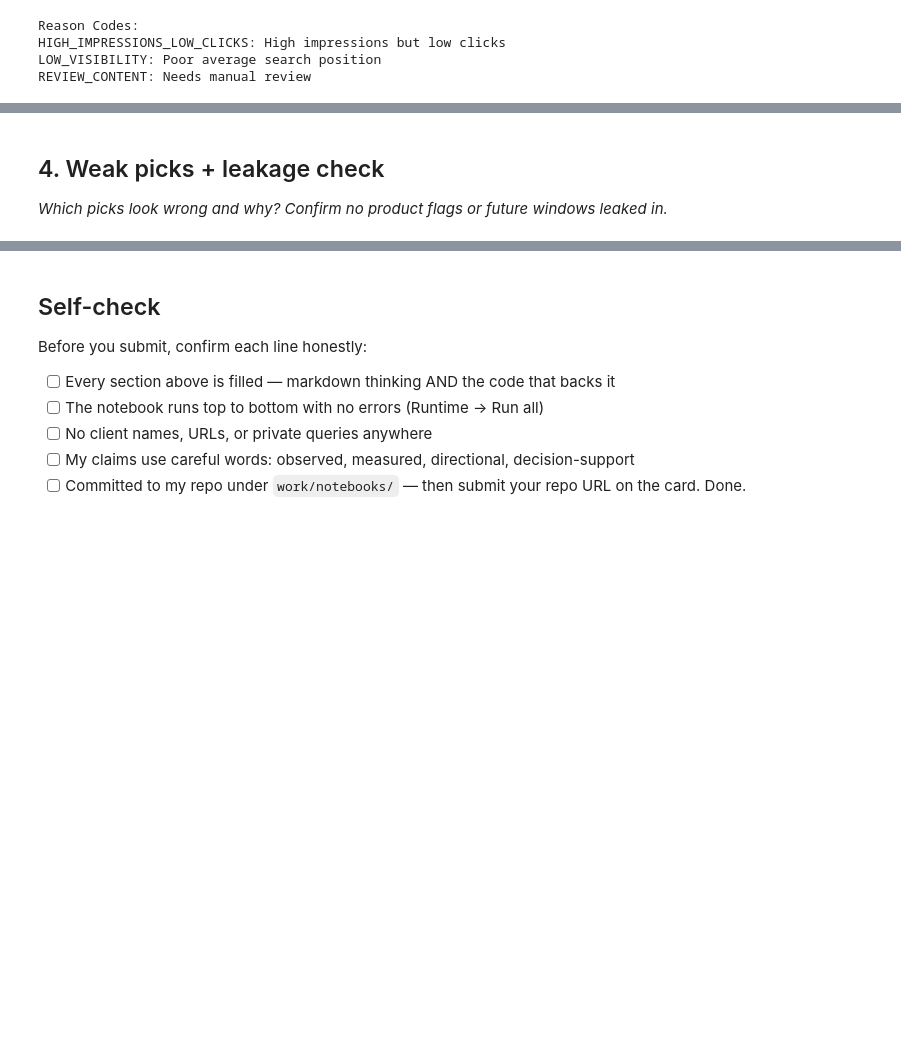
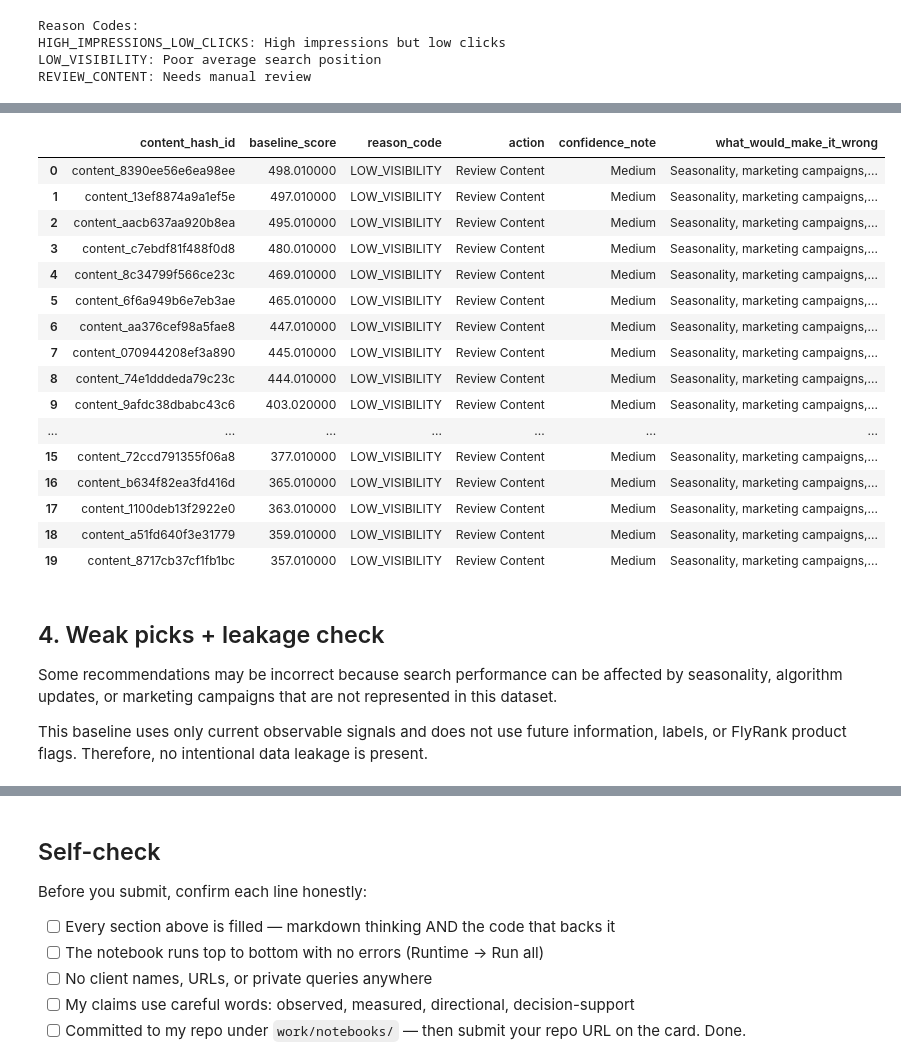
Before and after one commit to rishh19/FlyRank-AI-Internship, a Jupyter notebook: work/notebooks/w04_baseline_score.ipynb, the cells around one changed output, grey strips where cells are left out. Cells and saved outputs as stored; diff of their text form; code cells hidden in the pictures; blank space fills up the shorter version.

Commit message:
ML-07: Complete Baseline Action Score and Top-20 Review

```diff
--- a/work/notebooks/w04_baseline_score.ipynb
+++ b/work/notebooks/w04_baseline_score.ipynb
@@ -108,10 +182,52 @@ REVIEW_CONTENT: Needs manual review
 # %%
 # This cell is for CODE (numbers, a query, a check).
 # Write your text answer in the cell ABOVE this one — typing sentences here breaks Run All.
+top20 = con.sql("""
+SELECT *
+FROM read_csv_auto('work/outputs/baseline_action_score.csv')
+LIMIT 20
+""").df()
+
+top20["confidence_note"] = "Medium"
+
+top20["what_would_make_it_wrong"] = (
+    "Seasonality, marketing campaigns, or temporary ranking changes."
+)
+
+top20[
+    [
+        "content_hash_id",
+        "baseline_score",
+        "reason_code",
+        "action",
+        "confidence_note",
+        "what_would_make_it_wrong",
+    ]
+]
+# %% [output]
+|  | content_hash_id | baseline_score | reason_code | action | confidence_note | what_would_make_it_wrong |
+| 0 | content_8390ee56e6ea98ee | 498.010000 | LOW_VISIBILITY | Review Content | Medium | Seasonality, marketing campaigns,... |
+| 1 | content_13ef8874a9a1ef5e | 497.010000 | LOW_VISIBILITY | Review Content | Medium | Seasonality, marketing campaigns,... |
+| 2 | content_aacb637aa920b8ea | 495.010000 | LOW_VISIBILITY | Review Content | Medium | Seasonality, marketing campaigns,... |
+| 3 | content_c7ebdf81f488f0d8 | 480.010000 | LOW_VISIBILITY | Review Content | Medium | Seasonality, marketing campaigns,... |
+| 4 | content_8c34799f566ce23c | 469.010000 | LOW_VISIBILITY | Review Content | Medium | Seasonality, marketing campaigns,... |
+| 5 | content_6f6a949b6e7eb3ae | 465.010000 | LOW_VISIBILITY | Review Content | Medium | Seasonality, marketing campaigns,... |
+| 6 | content_aa376cef98a5fae8 | 447.010000 | LOW_VISIBILITY | Review Content | Medium | Seasonality, marketing campaigns,... |
+| 7 | content_070944208ef3a890 | 445.010000 | LOW_VISIBILITY | Review Content | Medium | Seasonality, marketing campaigns,... |
+| 8 | content_74e1dddeda79c23c | 444.010000 | LOW_VISIBILITY | Review Content | Medium | Seasonality, marketing campaigns,... |
+| 9 | content_9afdc38dbabc43c6 | 403.020000 | LOW_VISIBILITY | Review Content | Medium | Seasonality, marketing campaigns,... |
+| ... | ... | ... | ... | ... | ... | ... |
+| 15 | content_72ccd791355f06a8 | 377.010000 | LOW_VISIBILITY | Review Content | Medium | Seasonality, marketing campaigns,... |
+| 16 | content_b634f82ea3fd416d | 365.010000 | LOW_VISIBILITY | Review Content | Medium | Seasonality, marketing campaigns,... |
+| 17 | content_1100deb13f2922e0 | 363.010000 | LOW_VISIBILITY | Review Content | Medium | Seasonality, marketing campaigns,... |
+| 18 | content_a51fd640f3e31779 | 359.010000 | LOW_VISIBILITY | Review Content | Medium | Seasonality, marketing campaigns,... |
+| 19 | content_8717cb37cf1fb1bc | 357.010000 | LOW_VISIBILITY | Review Content | Medium | Seasonality, marketing campaigns,... |
 # %% [markdown]
 ## 4. Weak picks + leakage check
 
-*Which picks look wrong and why? Confirm no product flags or future windows leaked in.*
+Some recommendations may be incorrect because search performance can be affected by seasonality, algorithm updates, or marketing campaigns that are not represented in this dataset.
+
+This baseline uses only current observable signals and does not use future information, labels, or FlyRank product flags. Therefore, no intentional data leakage is present.
 # %%
 # This cell is for CODE (numbers, a query, a check).
 # Write your text answer in the cell ABOVE this one — typing sentences here breaks Run All.
```
Also changed, not shown: parts of 4 cells of this notebook.
